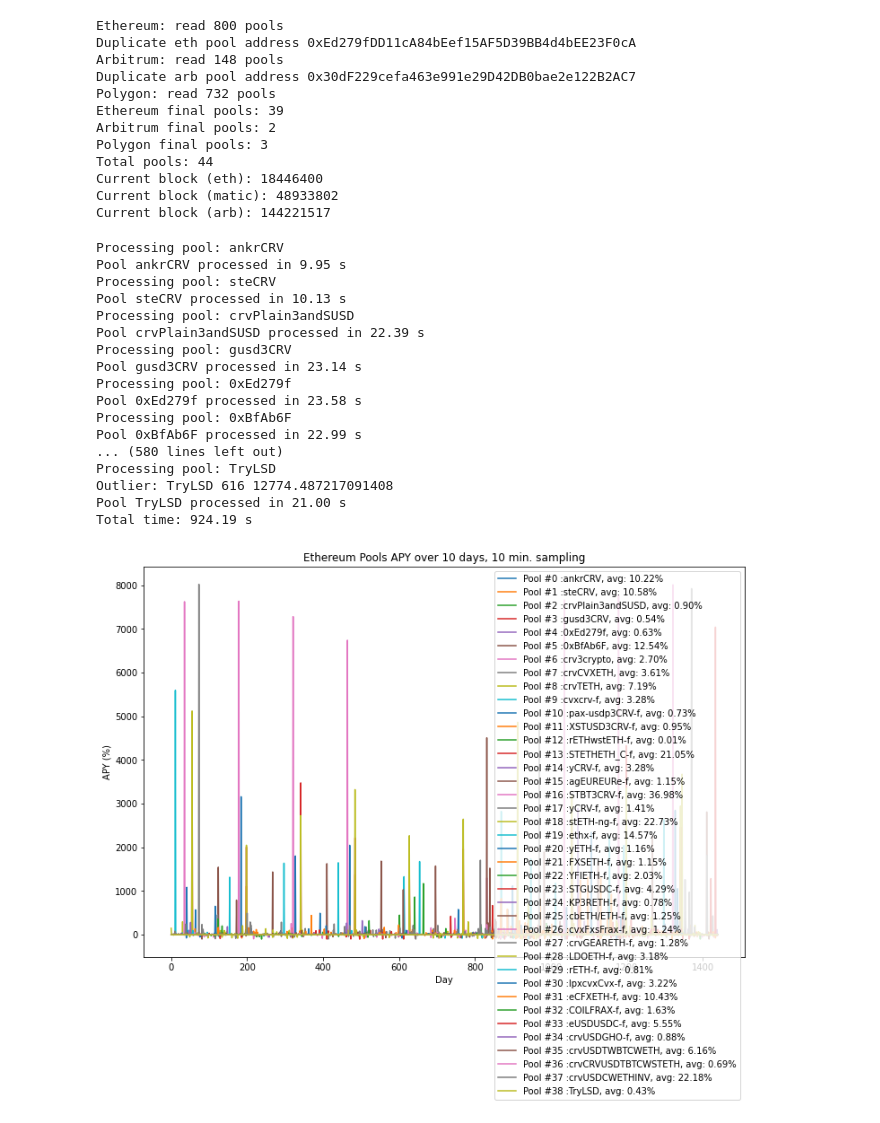
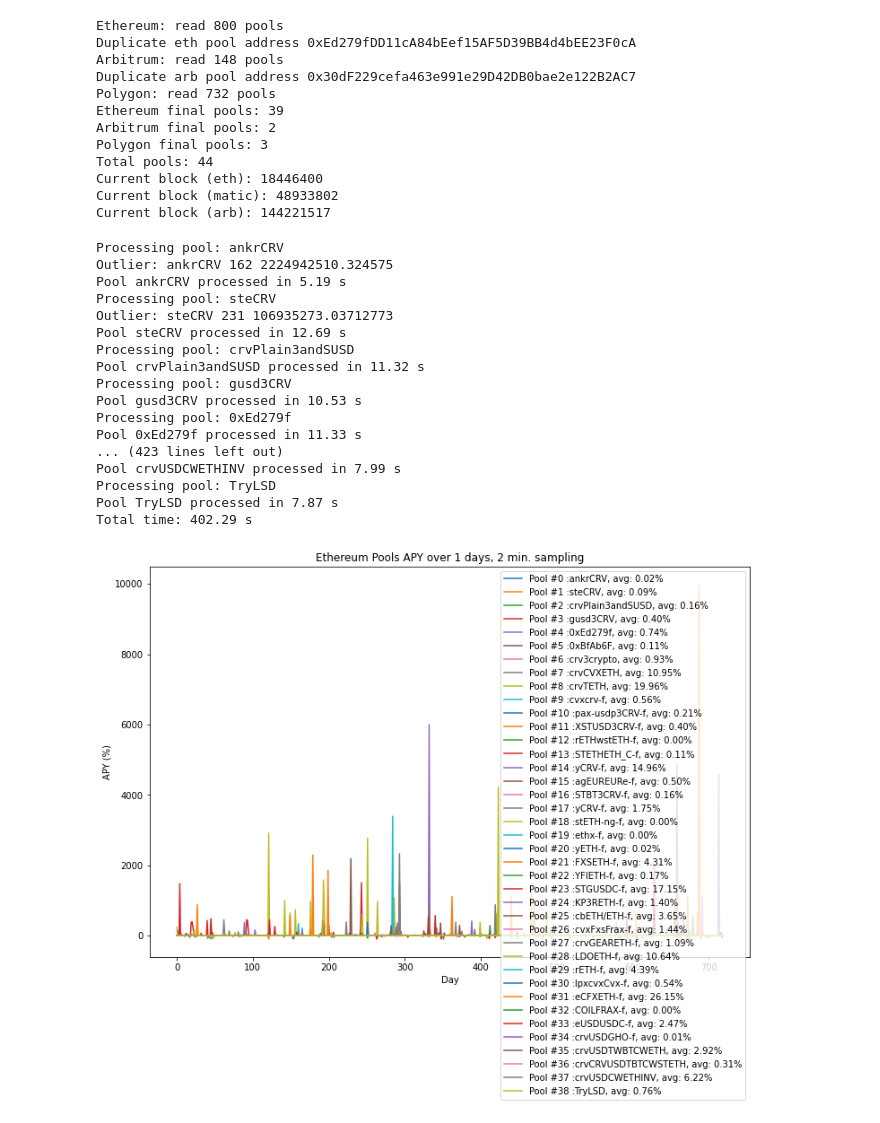
Before and after one commit to emilamaj/yield-arbitrage, a Jupyter notebook: curve_backtest_simple.ipynb, the cells around one changed output. Drawn from its saved outputs; the diff is of its cells as text; code cells hidden in the pictures.

```diff
--- a/curve_backtest_simple.ipynb
+++ b/curve_backtest_simple.ipynb
@@ -218,8 +218,8 @@ requester = Dispatcher(providers_eth, timeout_individual, timeout_total)
 # %%
 # Fetch virtual price, compute apys and plot results
 
-duration_days = 10
-frequency_minutes = 10
+duration_days = 1
+frequency_minutes = 2
 
 # Ethereum pools
 apy_results_eth = {}
@@ -271,45 +271,45 @@ for pool_index, pool_addr in enumerate(pool_store_eth):
 
 
         apy_results_eth[pool_addr] = apy_list
         avg_apy = sum(apy_list)/len(apy_list)
         # print(f"Pool avg. APY: {avg_apy:.2f} %")
         time_end = time.time()
         print(f"Pool {sym} processed in {time_end - time_start:.2f} s")
 
         # Display results, individual plot
         plt.plot(apy_list, label=f"Pool #{pool_index} :{sym}, avg: {avg_apy:.2f}%")
 
     except Exception as e:
         print(f"Error: {e}")
         break
 
 time_task_end = time.time()
 print(f"Total time: {time_task_end - time_task_start:.2f} s")
 
 plt.legend()
 plt.title(f"Ethereum Pools APY over {duration_days} days, {frequency_minutes} min. sampling")
 plt.xlabel("Day")
 plt.ylabel("APY (%)")
 plt.show()
 # %% [output]
 Processing pool: ankrCRV
-Pool ankrCRV processed in 9.95 s
+Outlier: ankrCRV 162 2224942510.324575
+Pool ankrCRV processed in 5.19 s
 Processing pool: steCRV
-Pool steCRV processed in 10.13 s
+Outlier: steCRV 231 106935273.03712773
+Pool steCRV processed in 12.69 s
 Processing pool: crvPlain3andSUSD
-Pool crvPlain3andSUSD processed in 22.39 s
+Pool crvPlain3andSUSD processed in 11.32 s
 Processing pool: gusd3CRV
-Pool gusd3CRV processed in 23.14 s
+Pool gusd3CRV processed in 10.53 s
 Processing pool: 0xEd279f
-Pool 0xEd279f processed in 23.58 s
-Processing pool: 0xBfAb6F
-Pool 0xBfAb6F processed in 22.99 s
-... (580 lines left out)
+Pool 0xEd279f processed in 11.33 s
+... (423 lines left out)
+Pool crvUSDCWETHINV processed in 7.99 s
 Processing pool: TryLSD
-Outlier: TryLSD 616 12774.487217091408
-Pool TryLSD processed in 21.00 s
-Total time: 924.19 s
+Pool TryLSD processed in 7.87 s
+Total time: 402.29 s
-[figure, old version]
+[figure, new version]
 # %%
 # Theoretical max. for strategy.
 # Eggs in N baskets, select the top N pools, average their APYs.
```
Also changed, not shown: parts of 1 cell of this notebook, 2 other files.
